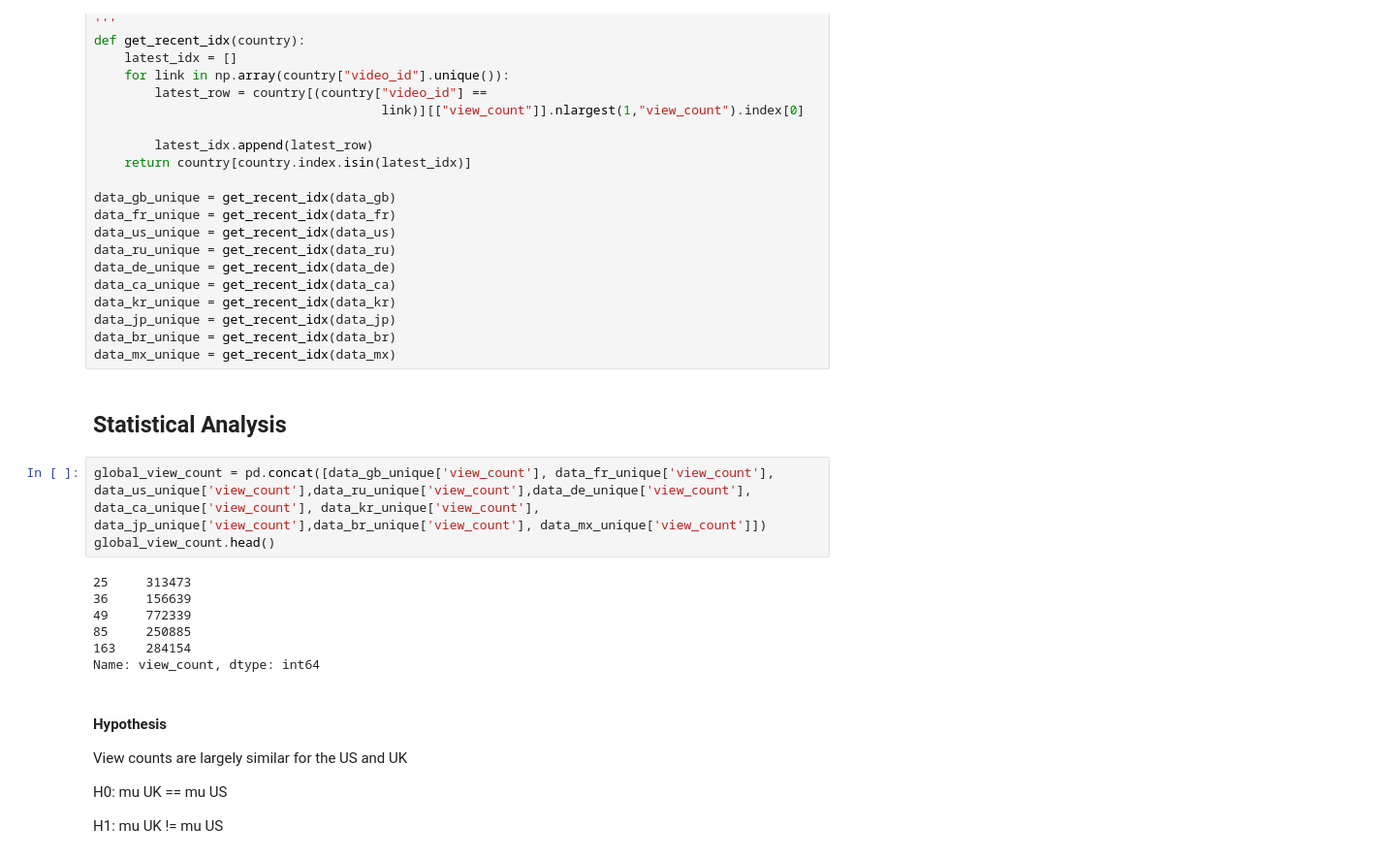
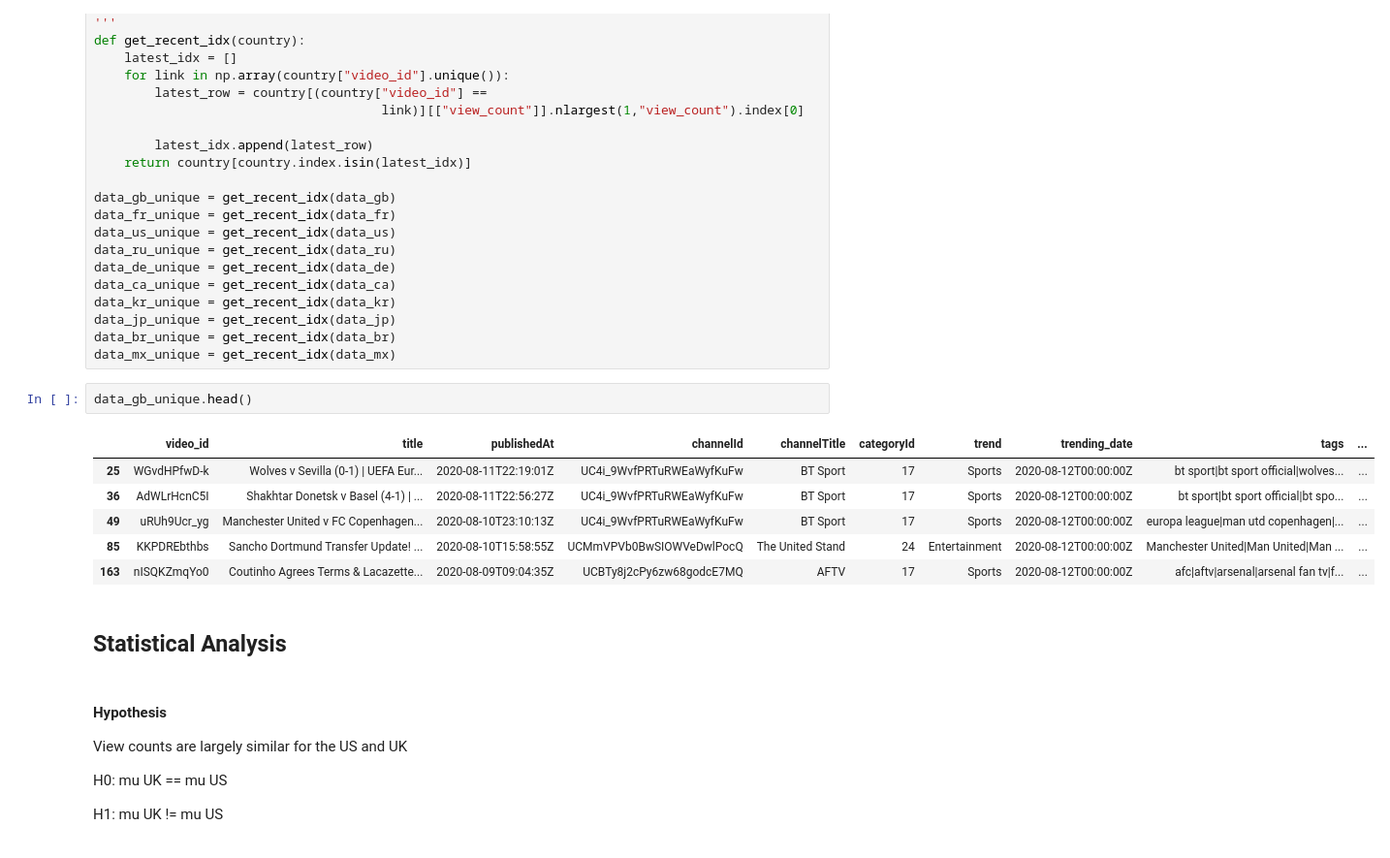
Before and after one commit to gorkemguneser/Youtube-Trending-Videos-Statistical-Analysis, a Jupyter notebook: code/nina.ipynb, the cells around one changed output. Shown at 97% size. Drawn from its saved outputs; the diff is of its cells as text.

```diff
--- a/code/nina.ipynb
+++ b/code/nina.ipynb
@@ -185,18 +185,17 @@ data_kr_unique = get_recent_idx(data_kr)
 data_jp_unique = get_recent_idx(data_jp)
 data_br_unique = get_recent_idx(data_br)
 data_mx_unique = get_recent_idx(data_mx)
+# %%
+data_gb_unique.head()
+# %% [output]
+|  | video_id | title | publishedAt | channelId | channelTitle | categoryId | trend | trending_date | tags | ... |
+| 25 | WGvdHPfwD-k | Wolves v Sevilla (0-1) | UEFA Eur... | 2020-08-11T22:19:01Z | UC4i_9WvfPRTuRWEaWyfKuFw | BT Sport | 17 | Sports | 2020-08-12T00:00:00Z | bt sport|bt sport official|wolves... | ... |
+| 36 | AdWLrHcnC5I | Shakhtar Donetsk v Basel (4-1) | ... | 2020-08-11T22:56:27Z | UC4i_9WvfPRTuRWEaWyfKuFw | BT Sport | 17 | Sports | 2020-08-12T00:00:00Z | bt sport|bt sport official|bt spo... | ... |
+| 49 | uRUh9Ucr_yg | Manchester United v FC Copenhagen... | 2020-08-10T23:10:13Z | UC4i_9WvfPRTuRWEaWyfKuFw | BT Sport | 17 | Sports | 2020-08-12T00:00:00Z | europa league|man utd copenhagen|... | ... |
+| 85 | KKPDREbthbs | Sancho Dortmund Transfer Update! ... | 2020-08-10T15:58:55Z | UCMmVPVb0BwSIOWVeDwlPocQ | The United Stand | 24 | Entertainment | 2020-08-12T00:00:00Z | Manchester United|Man United|Man ... | ... |
+| 163 | nISQKZmqYo0 | Coutinho Agrees Terms & Lacazette... | 2020-08-09T09:04:35Z | UCBTy8j2cPy6zw68godcE7MQ | AFTV | 17 | Sports | 2020-08-12T00:00:00Z | afc|aftv|arsenal|arsenal fan tv|f... | ... |
 # %% [markdown]
 ## Statistical Analysis
-# %%
-global_view_count = pd.concat([data_gb_unique['view_count'], data_fr_unique['view_count'], data_us_unique['view_count'],data_ru_unique['view_count'],data_de_unique['view_count'], data_ca_unique['view_count'], data_kr_unique['view_count'], data_jp_unique['view_count'],data_br_unique['view_count'], data_mx_unique['view_count']])
-global_view_count.head()
-# %% [output]
-25     313473
-36     156639
-49     772339
-85     250885
-163    284154
-Name: view_count, dtype: int64
 # %% [markdown]
 #### Hypothesis
 
```
Also changed, not shown: parts of 20 cells of this notebook.
